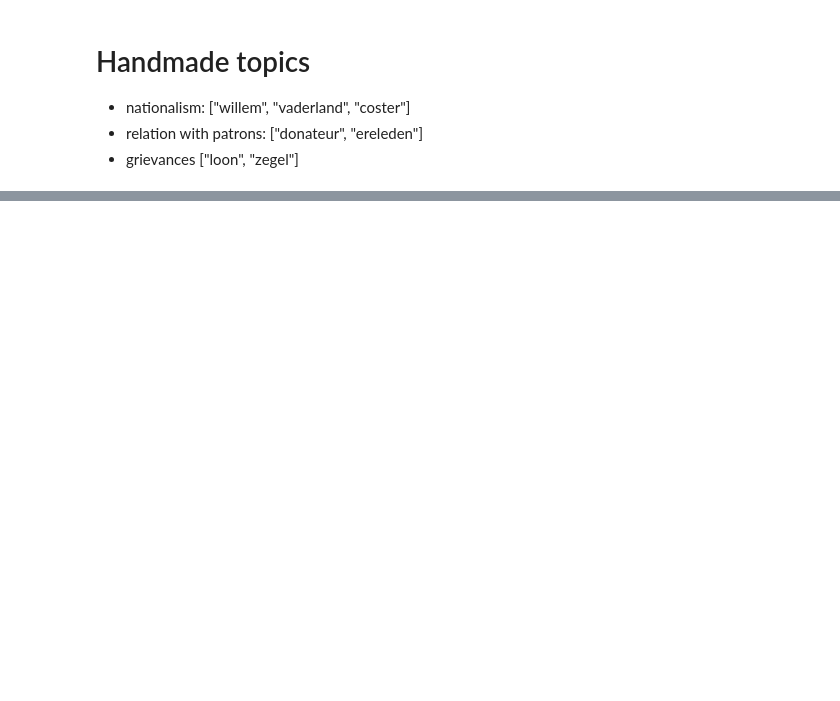
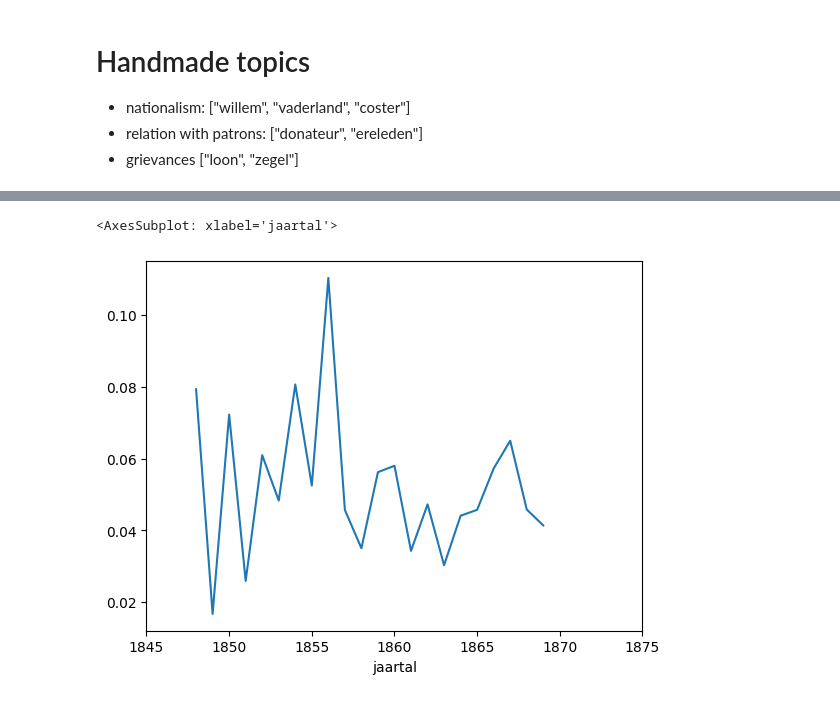
Before and after one commit to ivozandhuis/tv-liedjes, a Jupyter notebook: analysis.ipynb, the cells around one changed output, grey strips where cells are left out. Cells and saved outputs as stored; diff of their text form; code cells hidden in the pictures; blank space fills up the shorter version.

```diff
--- a/analysis.ipynb
+++ b/analysis.ipynb
@@ -458,0 +444,6 @@ df['topic2'].plot()
+# %%
+# het metalen standbeeld van laurens coster
+df['topic3'].plot(xlim=(1845,1875))
+# %% [output]
+<AxesSubplot: xlabel='jaartal'>
+[figure, added]
```
Also changed, not shown: parts of 23 cells of this notebook, 18 other files.
